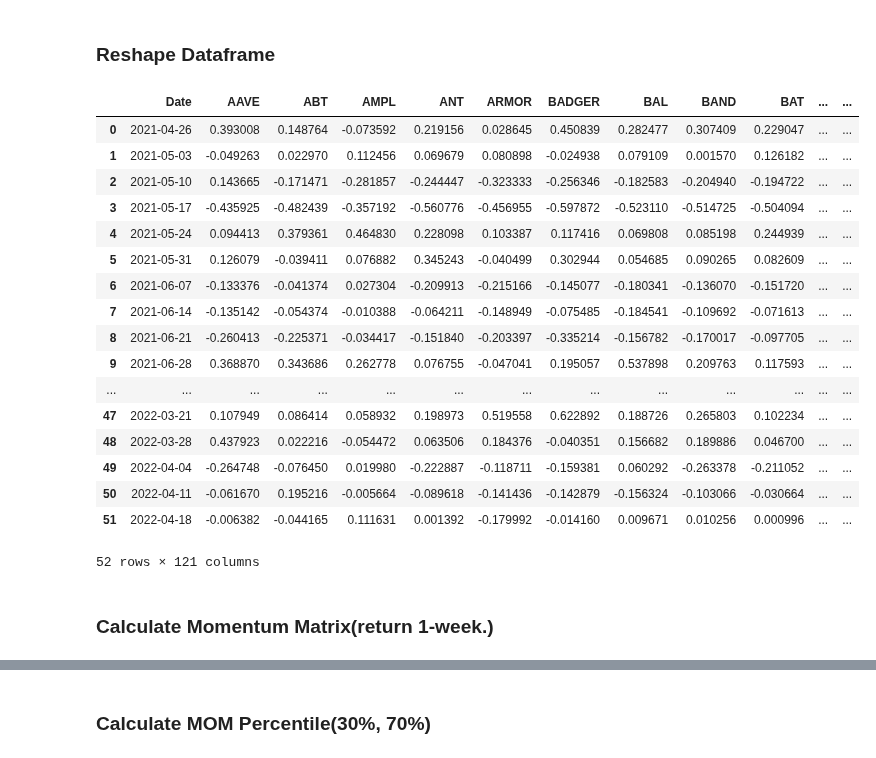
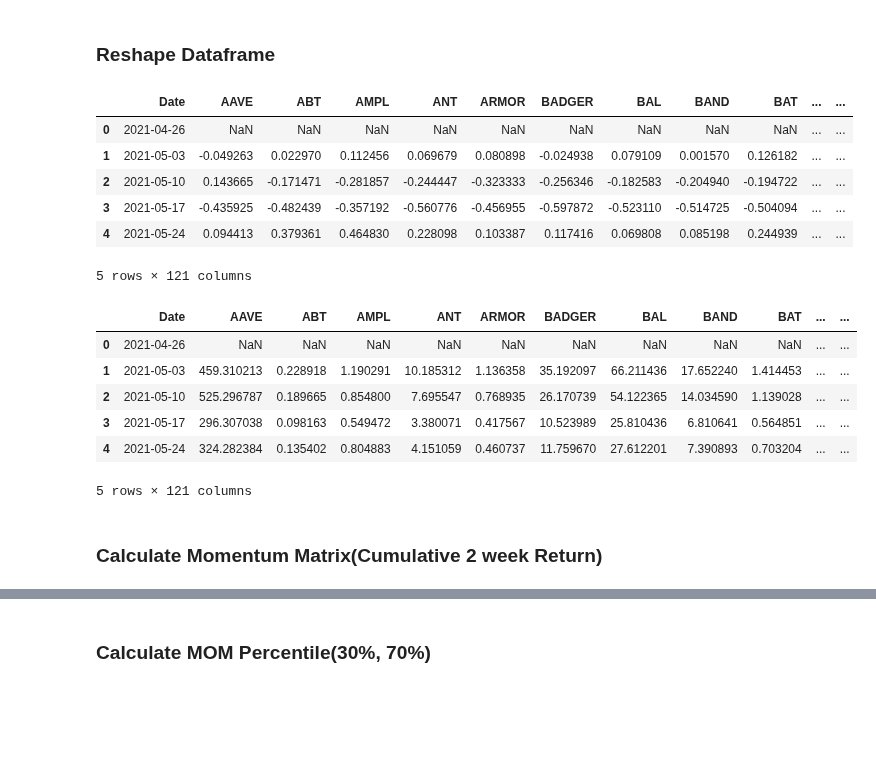
Before and after one commit to PracticumCrypto/C5-Analyzer, a Jupyter notebook: DataPull_MOM_Sean.ipynb, the cells around one changed output, grey strips where cells are left out. Cells and saved outputs as stored; diff of their text form; code cells hidden in the pictures; blank space fills up the shorter version.

```diff
--- a/DataPull_MOM_Sean.ipynb
+++ b/DataPull_MOM_Sean.ipynb
@@ -39,11 +50,15 @@ def PullData(coin, feature):
     # Assemble full request url and get responses:
     reqUrl = rootUrl + endPoints[feature]
     res = requests.get(reqUrl,
-                       params={'a': coin, 'api_key': API_KEY, 'i':'1w'})
-    data_raw = pd.read_json(res.text, convert_dates=['t'])
+                       params={'a': coin,
+                               'api_key': API_KEY,
+                               'i':'1w'})
+    data_raw = pd.read_json(res.text,
+                            convert_dates=['t'])
 
     # Rename column "v" according to features
-    data = data_raw.rename(columns={"v" : f"{feature}", 't':'Date'})
+    data = data_raw.rename(columns={"v" : f"{feature}",
+                                    't':'Date'})
 
     # Return a dataframe
     return data
@@ -143,7 +160,8 @@ ALL DATA SUCCESSFULLY PULLED!
 # %% [markdown]
 ## Calculate Returns
 # %%
-### Define a Method to Add Return Column()
+### Define a Method to Add Return Column
+
 def AddReturn(sample):
     fullFrame = pd.DataFrame(columns = list(sample.columns).append('Return'))
     for index in sample.groupby('Asset').count().index.values.tolist():
@@ -153,7 +171,8 @@ def AddReturn(sample):
         temp = sagment[-53:-1].reset_index().drop('index', axis=1)
         sagment = sagment[-52:].reset_index().drop('index', axis=1)
         sagment['Return'] = (sagment['Price'] - temp['Price'])/temp['Price']
-        fullFrame = fullFrame.append(sagment, ignore_index=True)
+        fullFrame = fullFrame.append(sagment,
+                                     ignore_index=True)
     return fullFrame
 # %%
 # Effect:
@@ -178,14 +197,24 @@ AddReturn(df)
 # %% [markdown]
 ### Get LargeCap Sample(maket cap > 10000)
 # %%
-# Get LargeCoin List
+### Define a Method to Get LargeCoin List
 
-largeList = []
-print('Finding All Coins with More Than 1m Cap......')
-for i in symbolList:
-    if pd.read_json(requests.get(rootUrl + endPoints['MarketCap'], params={'a': i, 'api_key': API_KEY, 'i':'1w'}).text, convert_dates=['t']).iloc[-1,1] > 1000000:
-        largeList.append(i)
-print("Done!")
+def getLargeSample():
+
+    largeList = []
+    print('Finding All Coins with More Than 1m Cap......')
+    for i in symbolList:
+        if pd.read_json(requests.get(rootUrl + endPoints['MarketCap'],
+                                    params={'a': i,
+                                            'api_key': API_KEY,
+                                            'i':'1w'}).text,
+                        convert_dates=['t']).iloc[-1,1] > 1000000:
+            largeList.append(i)
+    print("Done!")
+
+    return largeList
+
+largeList = getLargeSample()
 # %% [output]
 Finding All Coins with More Than 1m Cap......
 Done!
@@ -234,27 +261,26 @@ largeCapSample
 ### Reshape Dataframe
 # %%
 # Get Return DataFrame
-
 returnAll = largeCapSample.loc[:,['Date', 'Return', 'Asset']].pivot(index="Date", columns=["Asset"], values='Return').reset_index().rename_axis(None, axis=1).sort_values('Date')
-returnAll
+returnAll.head()
 # %% [output]
 |  | Date | AAVE | ABT | AMPL | ANT | ARMOR | BADGER | BAL | BAND | BAT | ... | ... |
-| 0 | 2021-04-26 | 0.393008 | 0.148764 | -0.073592 | 0.219156 | 0.028645 | 0.450839 | 0.282477 | 0.307409 | 0.229047 | ... | ... |
+| 0 | 2021-04-26 | NaN | NaN | NaN | NaN | NaN | NaN | NaN | NaN | NaN | ... | ... |
 | 1 | 2021-05-03 | -0.049263 | 0.022970 | 0.112456 | 0.069679 | 0.080898 | -0.024938 | 0.079109 | 0.001570 | 0.126182 | ... | ... |
 | 2 | 2021-05-10 | 0.143665 | -0.171471 | -0.281857 | -0.244447 | -0.323333 | -0.256346 | -0.182583 | -0.204940 | -0.194722 | ... | ... |
 | 3 | 2021-05-17 | -0.435925 | -0.482439 | -0.357192 | -0.560776 | -0.456955 | -0.597872 | -0.523110 | -0.514725 | -0.504094 | ... | ... |
 | 4 | 2021-05-24 | 0.094413 | 0.379361 | 0.464830 | 0.228098 | 0.103387 | 0.117416 | 0.069808 | 0.085198 | 0.244939 | ... | ... |
-| 5 | 2021-05-31 | 0.126079 | -0.039411 | 0.076882 | 0.345243 | -0.040499 | 0.302944 | 0.054685 | 0.090265 | 0.082609 | ... | ... |
-| 6 | 2021-06-07 | -0.133376 | -0.041374 | 0.027304 | -0.209913 | -0.215166 | -0.145077 | -0.180341 | -0.136070 | -0.151720 | ... | ... |
-| 7 | 2021-06-14 | -0.135142 | -0.054374 | -0.010388 | -0.064211 | -0.148949 | -0.075485 | -0.184541 | -0.109692 | -0.071613 | ... | ... |
-| 8 | 2021-06-21 | -0.260413 | -0.225371 | -0.034417 | -0.151840 | -0.203397 | -0.335214 | -0.156782 | -0.170017 | -0.097705 | ... | ... |
-| 9 | 2021-06-28 | 0.368870 | 0.343686 | 0.262778 | 0.076755 | -0.047041 | 0.195057 | 0.537898 | 0.209763 | 0.117593 | ... | ... |
-| ... | ... | ... | ... | ... | ... | ... | ... | ... | ... | ... | ... | ... |
-| 47 | 2022-03-21 | 0.107949 | 0.086414 | 0.058932 | 0.198973 | 0.519558 | 0.622892 | 0.188726 | 0.265803 | 0.102234 | ... | ... |
-| 48 | 2022-03-28 | 0.437923 | 0.022216 | -0.054472 | 0.063506 | 0.184376 | -0.040351 | 0.156682 | 0.189886 | 0.046700 | ... | ... |
-| 49 | 2022-04-04 | -0.264748 | -0.076450 | 0.019980 | -0.222887 | -0.118711 | -0.159381 | 0.060292 | -0.263378 | -0.211052 | ... | ... |
-| 50 | 2022-04-11 | -0.061670 | 0.195216 | -0.005664 | -0.089618 | -0.141436 | -0.142879 | -0.156324 | -0.103066 | -0.030664 | ... | ... |
-| 51 | 2022-04-18 | -0.006382 | -0.044165 | 0.111631 | 0.001392 | -0.179992 | -0.014160 | 0.009671 | 0.010256 | 0.000996 | ... | ... |
-52 rows × 121 columns
+5 rows × 121 columns
+# %%
+priceAll = largeCapSample.loc[:,['Date', 'Price', 'Asset']].pivot(index="Date", columns=["Asset"], values='Price').reset_index().rename_axis(None, axis=1).sort_values('Date')
+priceAll.head()
+# %% [output]
+|  | Date | AAVE | ABT | AMPL | ANT | ARMOR | BADGER | BAL | BAND | BAT | ... | ... |
+| 0 | 2021-04-26 | NaN | NaN | NaN | NaN | NaN | NaN | NaN | NaN | NaN | ... | ... |
+| 1 | 2021-05-03 | 459.310213 | 0.228918 | 1.190291 | 10.185312 | 1.136358 | 35.192097 | 66.211436 | 17.652240 | 1.414453 | ... | ... |
+| 2 | 2021-05-10 | 525.296787 | 0.189665 | 0.854800 | 7.695547 | 0.768935 | 26.170739 | 54.122365 | 14.034590 | 1.139028 | ... | ... |
+| 3 | 2021-05-17 | 296.307038 | 0.098163 | 0.549472 | 3.380071 | 0.417567 | 10.523989 | 25.810436 | 6.810641 | 0.564851 | ... | ... |
+| 4 | 2021-05-24 | 324.282384 | 0.135402 | 0.804883 | 4.151059 | 0.460737 | 11.759670 | 27.612201 | 7.390893 | 0.703204 | ... | ... |
+5 rows × 121 columns
 # %% [markdown]
-### Calculate Momentum Matrix(return 1-week.)
+### Calculate Momentum Matrix(Cumulative 2 week Return)
```
Also changed, not shown: parts of 22 cells of this notebook.
